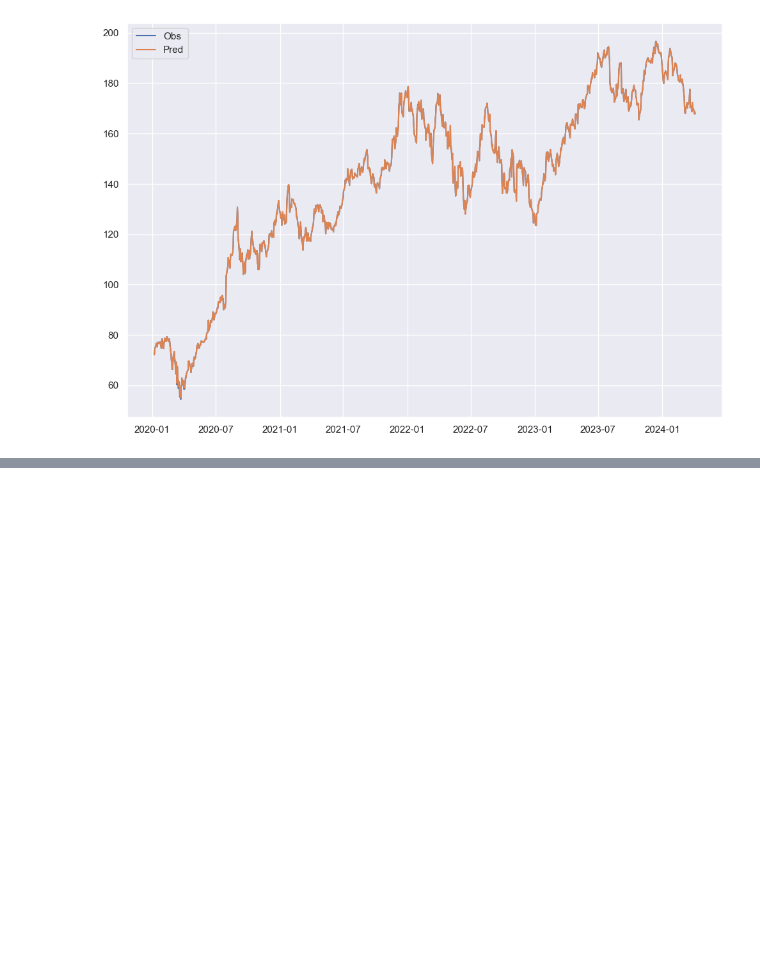
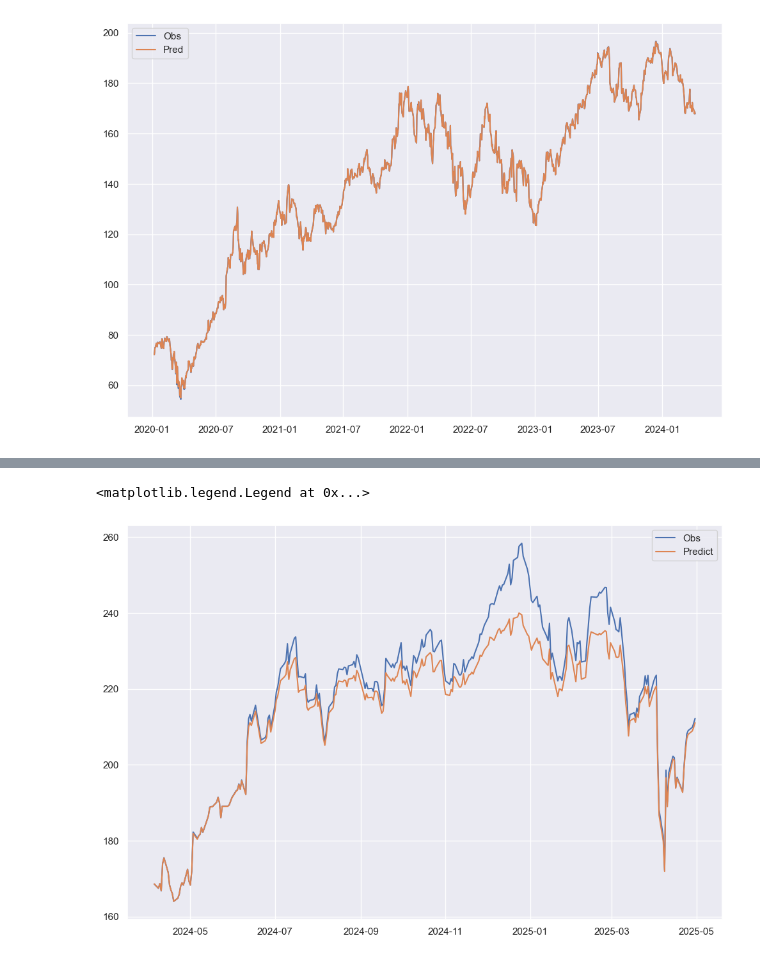
Before and after one commit to DaveQuant/Mathematical-Models-For-Pricing-Options, a Jupyter notebook: prueba.ipynb, the cells around one changed output, grey strips where cells are left out. Drawn from its saved outputs; the diff is of its cells as text; code cells hidden in the pictures; blank space fills up the shorter version.

```diff
--- a/prueba.ipynb
+++ b/prueba.ipynb
@@ -40,8 +40,8 @@ def split_serie(data):
 
     data.dropna(inplace = True)
 
-    X = data.drop("Close", axis = 1).values
-    y = data['Close'].values
+    X = data.drop("Close", axis = 1)
+    y = data['Close']
 
     return X, y
 # %%
@@ -95,3 +95,5 @@ plt.legend()
 [figure]
 # %%
 index_test = X_test.index
+
+x_test, y_test = split_serie(close_values)
@@ -97,0 +116,13 @@ index_test = X_test.index
+# %%
+y_test = y_test.loc[index_test]
+x_test = x_test.loc[index_test]
+# %%
+y_predict_test = best_svr.predict(x_test)
+# %%
+plt.figure(figsize=(12, 8))
+plt.plot(index_test, y_test, label = "Obs")
+plt.plot(index_test, y_predict_test, label = "Predict")
+plt.legend()
+# %% [output]
+<matplotlib.legend.Legend at 0x...>
+[figure, added]
```
Also changed, not shown: parts of 3 cells of this notebook, 1 other file.
